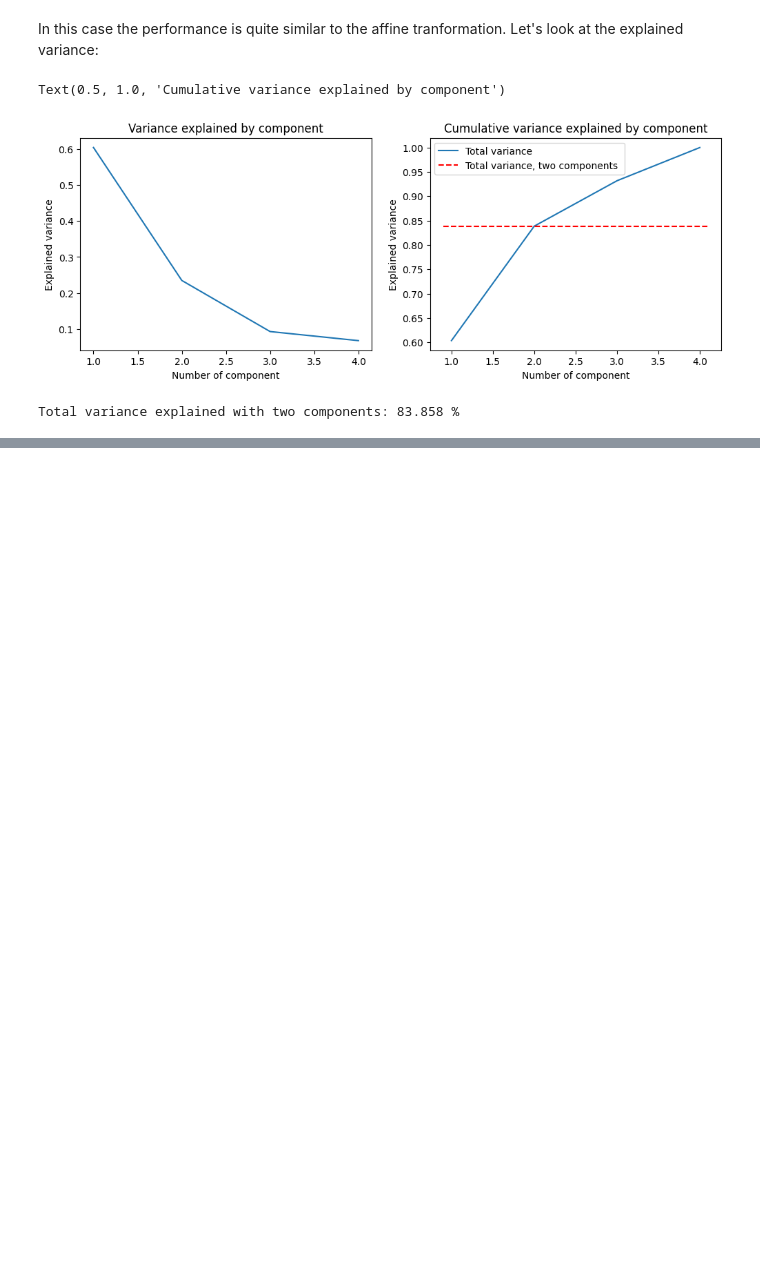
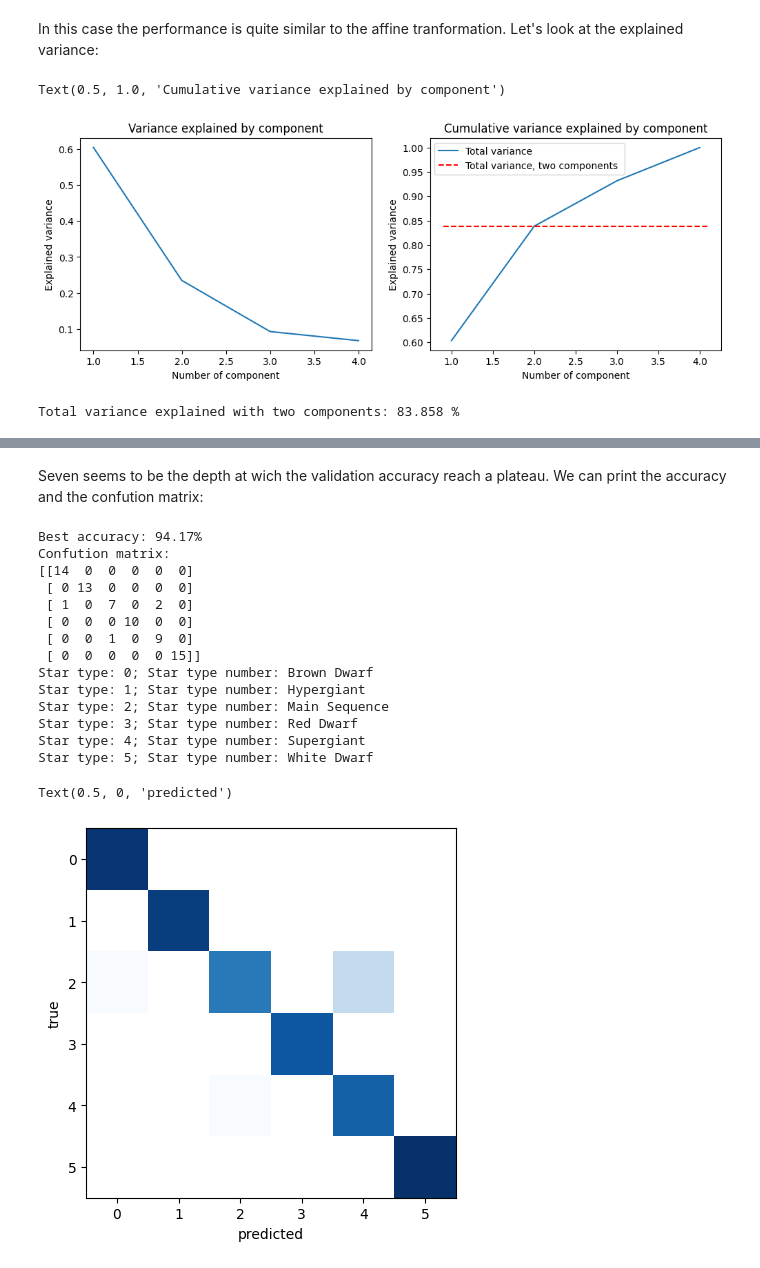
Before and after one commit to DiegoToniolo/astrostatistics_bicocca_2024, a Jupyter notebook: working/L15_HRDiagram.ipynb, the cells around one changed output, grey strips where cells are left out. Drawn from its saved outputs; the diff is of its cells as text; code cells hidden in the pictures; blank space fills up the shorter version.

```diff
--- a/working/L15_HRDiagram.ipynb
+++ b/working/L15_HRDiagram.ipynb
@@ -158,0 +210,34 @@ We see here that the explained variance is slightly less than what the PCA with
+# %% [markdown]
+Seven seems to be the depth at wich the validation accuracy reach a plateau. We can print the accuracy and the confution matrix:
+# %%
+X_train, X_test, y_train, y_test = train_test_split(X, y, train_size=0.7)
+clf = RandomForestClassifier(n_estimators=10, max_depth=np.argmax(acc_te_model), n_jobs=-1)
+clf.fit(X_train, y_train)
+y_test_pred = clf.predict(X_test)
+
+print("Best accuracy: {:.2f}%".format((acc_te_model[6]) * 100))
+print("Confution matrix:")
+print(confusion_matrix(y_test, y_test_pred))
+for t in star_type:
+    print("Star type: {}; Star type number: ".format(t[0]) + t[1])
+plt.imshow(np.log(confusion_matrix(y_test, y_test_pred)),
+           cmap='Blues', interpolation='nearest');
+plt.ylabel('true')
+plt.xlabel('predicted')
+# %% [output]
+Best accuracy: 94.17%
+Confution matrix:
+[[14  0  0  0  0  0]
+ [ 0 13  0  0  0  0]
+ [ 1  0  7  0  2  0]
+ [ 0  0  0 10  0  0]
+ [ 0  0  1  0  9  0]
+ [ 0  0  0  0  0 15]]
+Star type: 0; Star type number: Brown Dwarf
+Star type: 1; Star type number: Hypergiant
+Star type: 2; Star type number: Main Sequence
+Star type: 3; Star type number: Red Dwarf
+Star type: 4; Star type number: Supergiant
+Star type: 5; Star type number: White Dwarf
+Text(0.5, 0, 'predicted')
+[figure, added]
```
Also changed, not shown: parts of 5 cells of this notebook.
